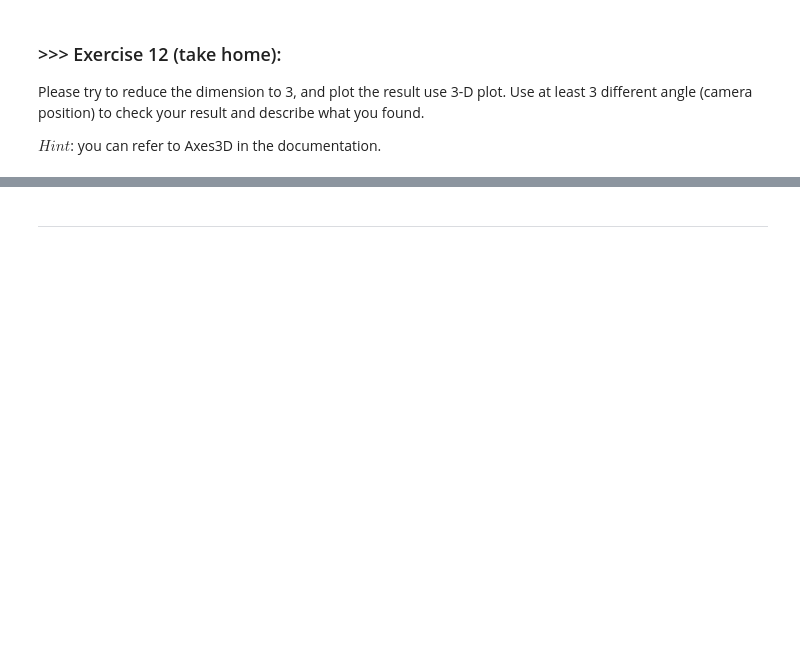
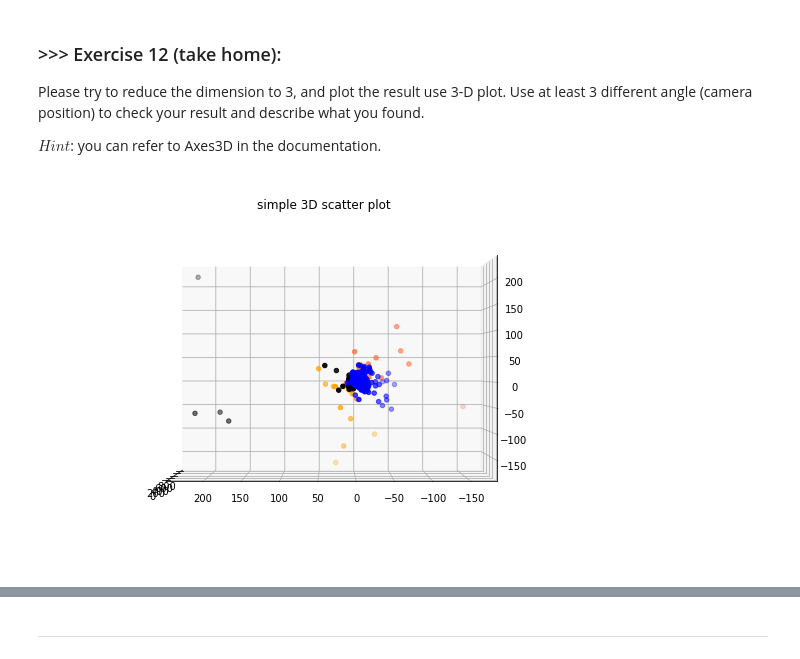
Before and after one commit to YiChiChao/DM2022-Lab1-Master, a Jupyter notebook: DM2022-Lab1-Master.ipynb, the cells around one changed output, grey strips where cells are left out. Saved outputs shown, nothing was run; the diff lists cells and outputs as text; code cells hidden in the pictures; blank space fills up the shorter version.

```diff
--- a/DM2022-Lab1-Master.ipynb
+++ b/DM2022-Lab1-Master.ipynb
@@ -1317,3 +1314,40 @@ Please try to reduce the dimension to 3, and plot the result use 3-D plot. Use a
 $Hint$: you can refer to Axes3D in the documentation.
 # %%
 # Answer here
+X_reduced_3 = PCA(n_components = 3).fit_transform(X_counts.toarray())
+# %%
+# Creating figure
+import matplotlib.pyplot as plt
+from mpl_toolkits.mplot3d import Axes3D
+ax = Axes3D(fig)
+fig = plt.figure(figsize = (10, 7))
+ax = plt.axes(projection ="3d")
+
+
+for c, category in zip(col, categories):
+    xs = X_reduced_3[X['category_name'] == category].T[0]
+    ys = X_reduced_3[X['category_name'] == category].T[1]
+    zs = X_reduced_3[X['category_name'] == category].T[2]
+    ax.scatter3D(xs, ys, zs, color = c)
+
+# Creating plot
+
+plt.title("simple 3D scatter plot")
+#change the camera view
+#elev = 51.25
+#azim = -164.5
+#ax.view_init(elev, azim)
+# show plot
+#plt.show()
+
+#elev = 21
+#azim = 70
+#ax.view_init(elev, azim)
+#plt.show()
+
+
+
+ax.view_init(elev=0, azim=180)#YZ
+plt.show()
+# %% [output]
+[figure, added]
```
Also changed, not shown: parts of 13 cells of this notebook.
